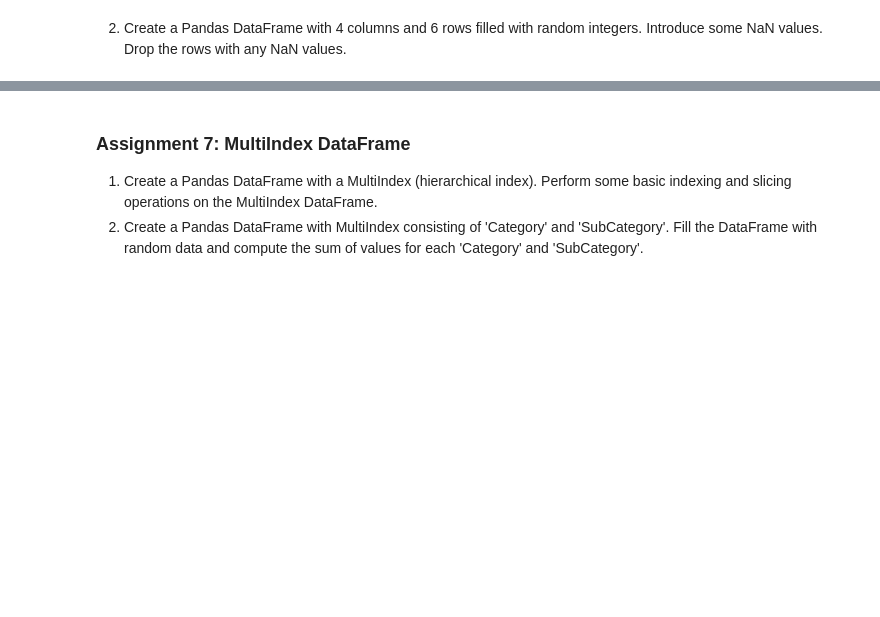
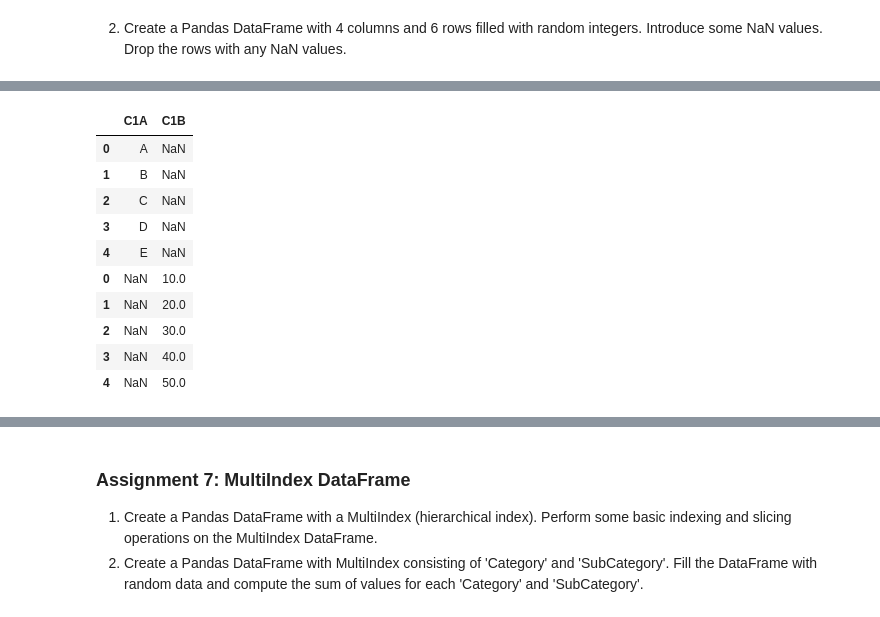
Before and after one commit to ArunNegi112/Python-Learning-Path-Topic-Wise-Assignments, a Jupyter notebook: Assignments/numpypandasassignments/pandasasssignments.ipynb, the cells around one changed output, grey strips where cells are left out. Drawn from its saved outputs; the diff is of its cells as text; code cells hidden in the pictures; blank space fills up the shorter version.

```diff
--- a/Assignments/numpypandasassignments/pandasasssignments.ipynb
+++ b/Assignments/numpypandasassignments/pandasasssignments.ipynb
@@ -222,0 +363,12 @@ df3.dropna(axis=1)    # Drop the columns
+# %%
+df5a = pd.DataFrame({
+    'C1A':['A','B','C','D','E'],
+})
+
+df5b = pd.DataFrame({
+    'C1B':[10,20,30,40,50],
+})
+
+print(df5a)
+print("\n")
+print(df5b)
@@ -222,0 +390,14 @@ df3.dropna(axis=1)    # Drop the columns
+# %%
+pd.concat([df5a,df5b],axis = 0)
+# %% [output]
+|  | C1A | C1B |
+| 0 | A | NaN |
+| 1 | B | NaN |
+| 2 | C | NaN |
+| 3 | D | NaN |
+| 4 | E | NaN |
+| 0 | NaN | 10.0 |
+| 1 | NaN | 20.0 |
+| 2 | NaN | 30.0 |
+| 3 | NaN | 40.0 |
+| 4 | NaN | 50.0 |
```
Also changed, not shown: parts of 30 cells of this notebook.
